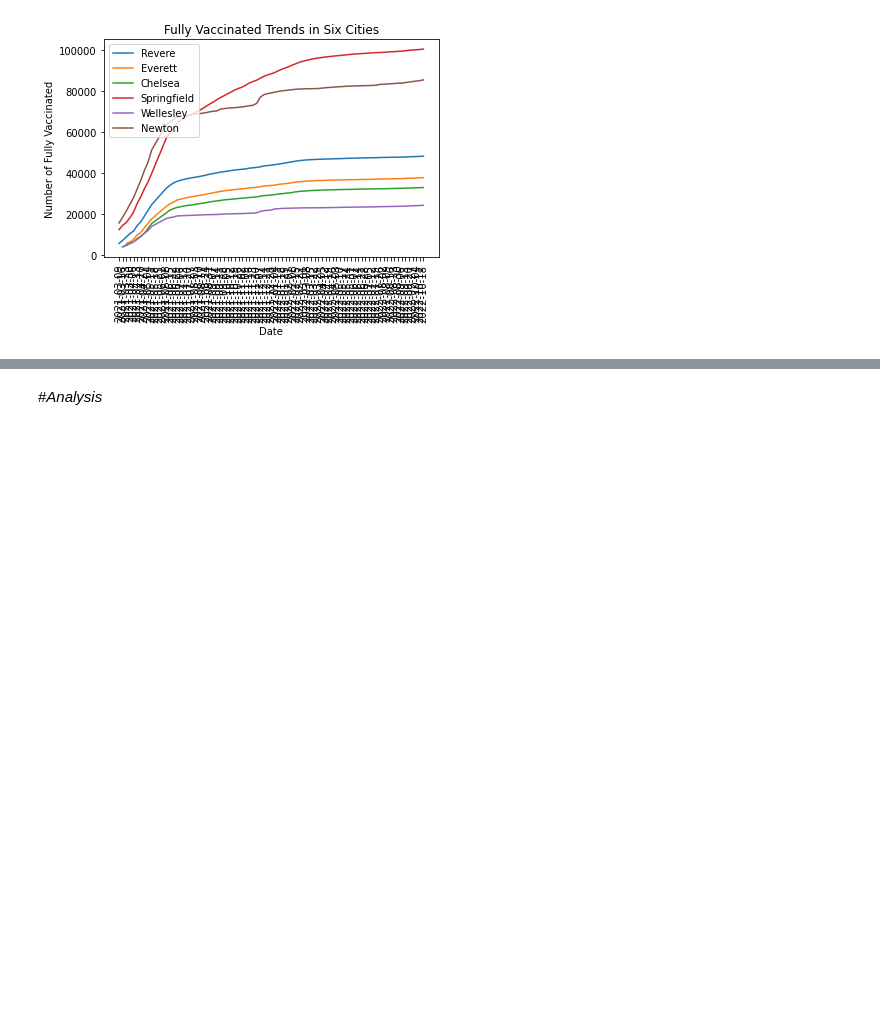
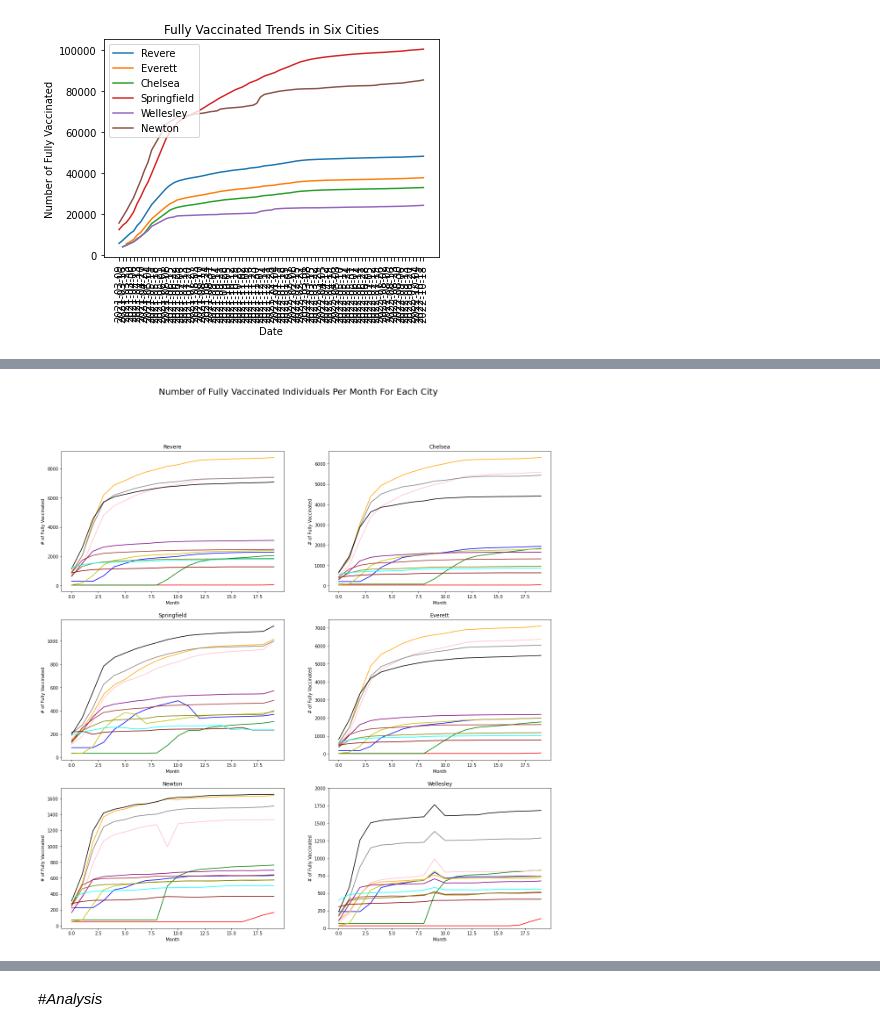
Before and after one commit to BU-Spark/ds-bch-vaccine-equity, a Jupyter notebook: Group_2_Vaccines.ipynb, the cells around one changed output, grey strips where cells are left out. Cells and saved outputs as stored; diff of their text form; code cells hidden in the pictures; blank space fills up the shorter version.

```diff
--- a/Group_2_Vaccines.ipynb
+++ b/Group_2_Vaccines.ipynb
@@ -473,0 +370,80 @@ sqlalchemy.exc.ProgrammingError: (sqlite3.ProgrammingError) Cannot operate on a
+# %%
+fig, ((ax1, ax2), (ax3, ax4), (ax5, ax6)) = plt.subplots(3, 2, sharex=True, sharey=False, figsize=(20,20))
+
+x=[i for i in range(Revere2.shape[0])]
+y=Revere2.drop(['fully_75+'], axis=1)
+y = y.to_numpy()
+labels=['Age 0-4', 'Age 5-11', 'Age 12-15', 'Age 16-19', 'Age 20-29', 'Age 30-39', 'Age 40-49', 'Age 50-59', 'Age 60-64', 'Age 65-69', 'Age 70-74', 'Age 75-79', 'Age 80+']
+colors=['r','g','b','y','pink','orange','gray','black','purple','brown', 'olive','darkred','aqua','deepskyblue', 'coral']
+
+for i in range(13):
+    ax1.plot(x,y[:,i],color=colors[i],label=labels[i])
+
+ax1.title.set_text('Revere')
+ax1.xaxis.set_tick_params(labelbottom=True)
+ax1.yaxis.set_tick_params(labelbottom=True)
+ax1.set(xlabel='Month', ylabel='# of Fully Vaccinated')
+
+x=[i for i in range(Chelsea2.shape[0])]
+y=Chelsea2.drop(['fully_75+'], axis=1)
+y = y.to_numpy()
+
+for i in range(13):
+    ax2.plot(x,y[:,i],color=colors[i],label=labels[i])
+
+ax2.title.set_text('Chelsea')
+ax2.xaxis.set_tick_params(labelbottom=True)
+ax2.yaxis.set_tick_params(labelbottom=True)
+ax2.set(xlabel='Month', ylabel='# of Fully Vaccinated')
+
+x=[i for i in range(Springfield2.shape[0])]
+y=Springfield2.drop(['fully_75+'], axis=1)
+y = y.to_numpy()
+
+for i in range(13):
+    ax3.plot(x,y[:,i],color=colors[i],label=labels[i])
+
+ax3.title.set_text('Springfield')
+ax3.xaxis.set_tick_params(labelbottom=True)
+ax3.yaxis.set_tick_params(labelbottom=True)
+ax3.set(xlabel='Month', ylabel='# of Fully Vaccinated')
+
+x=[i for i in range(Everett2.shape[0])]
+y=Everett2.drop(['fully_75+'], axis=1)
+y = y.to_numpy()
+
+for i in range(13):
+    ax4.plot(x,y[:,i],color=colors[i],label=labels[i])
+
+ax4.title.set_text('Everett')
+ax4.xaxis.set_tick_params(labelbottom=True)
+ax4.yaxis.set_tick_params(labelbottom=True)
+ax4.set(xlabel='Month', ylabel='# of Fully Vaccinated')
+
+x=[i for i in range(Newton2.shape[0])]
+y=Newton2.drop(['fully_75+'], axis=1)
+y = y.to_numpy()
+
+for i in range(13):
+    ax5.plot(x,y[:,i],color=colors[i],label=labels[i])
+
+ax5.title.set_text('Newton')
+ax5.xaxis.set_tick_params(labelbottom=True)
+ax5.yaxis.set_tick_params(labelbottom=True)
+ax5.set(xlabel='Month', ylabel='# of Fully Vaccinated')
+
+x=[i for i in range(Wellesley2.shape[0])]
+y=Wellesley2.drop(['fully_75+'], axis=1)
+y = y.to_numpy()
+
+for i in range(13):
+    ax6.plot(x,y[:,i],color=colors[i],label=labels[i])
+
+ax6.title.set_text('Wellesley')
+ax6.xaxis.set_tick_params(labelbottom=True)
+ax6.yaxis.set_tick_params(labelbottom=True)
+ax6.set(xlabel='Month', ylabel='# of Fully Vaccinated')
+
+plt.suptitle("Number of Fully Vaccinated Individuals Per Month For Each City", fontsize=20)
+plt.ylim([0,2000])
+# %% [output]
@@ -473,0 +451 @@ sqlalchemy.exc.ProgrammingError: (sqlite3.ProgrammingError) Cannot operate on a
+[figure, added]
```
Also changed, not shown: parts of 12 cells of this notebook.
